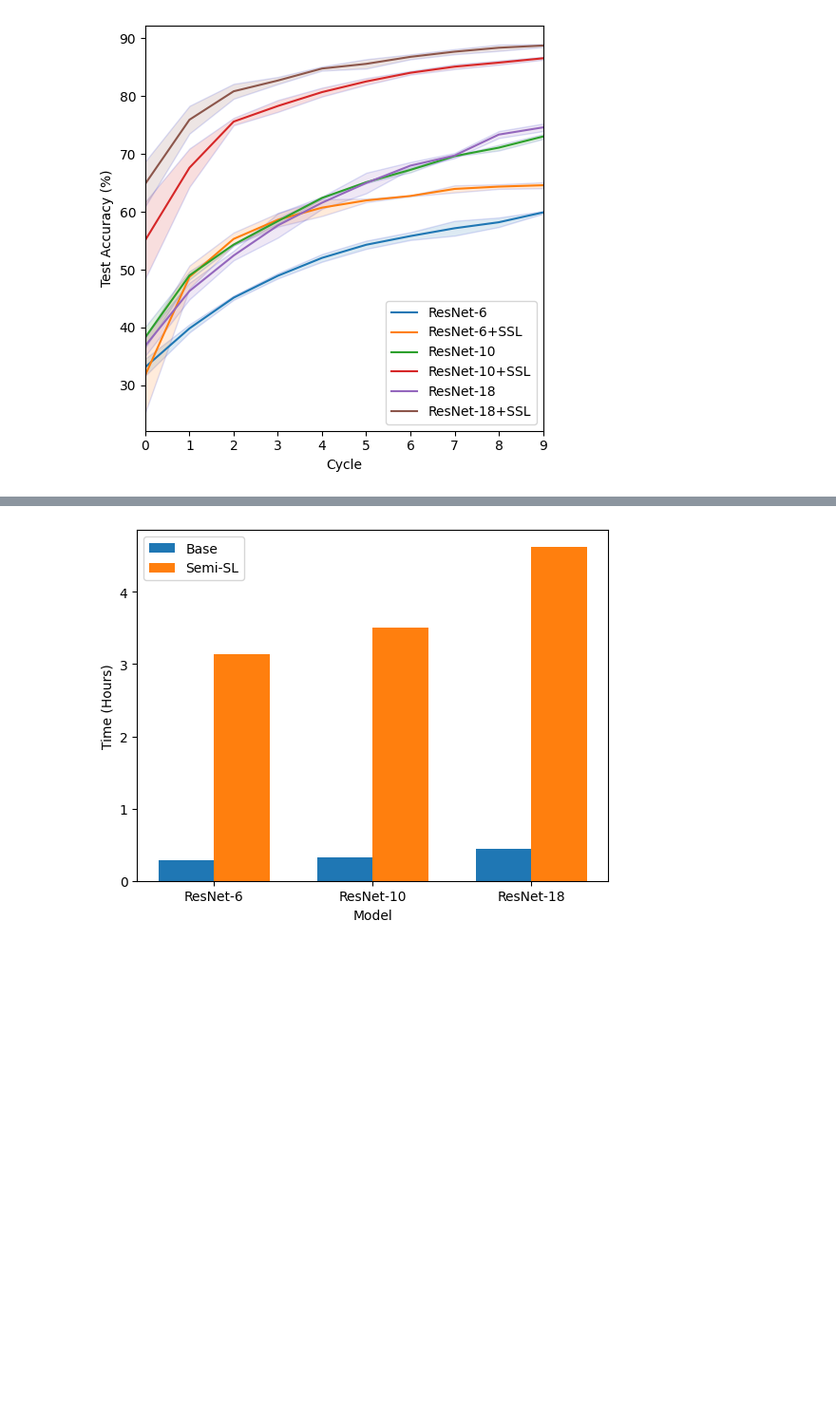
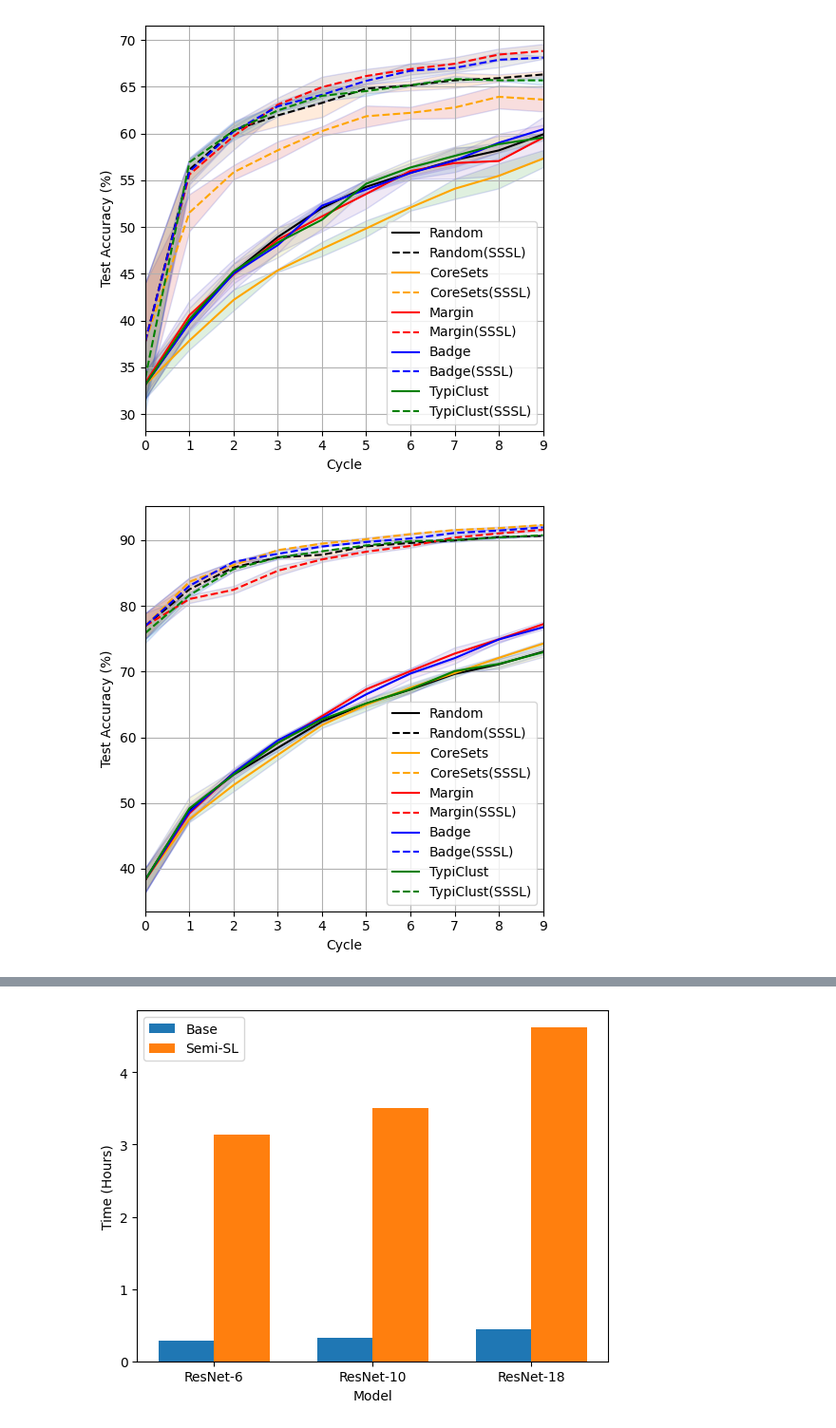
Before and after one commit to nhaH-luaP/general-reusability, a Jupyter notebook: notebooks/evaluate_dal.ipynb, the cells around one changed output, grey strips where cells are left out. Shown at 95% size. Saved outputs shown, nothing was run; the diff lists cells and outputs as text; code cells hidden in the pictures; blank space fills up the shorter version.

Commit message:
Created Plots for DAL experiment results

```diff
--- a/notebooks/evaluate_dal.ipynb
+++ b/notebooks/evaluate_dal.ipynb
@@ -13,6 +13,7 @@ queries = ['random', 'coreset', 'margin', 'badge', 'typiclust']
 use_SSL = ['False', 'True']
 use_PRE = ['False', 'True']
 Q = {'random':'Random', 'coreset':'CoreSets', 'badge':'Badge', 'margin':'Margin', 'typiclust':'TypiClust'}
+Q_colors = {'random':'black', 'coreset':'orange', 'badge':'blue', 'margin':'red', 'typiclust':'green'}
 M = {'miniresnet':'MiniResNet', 'resnet6':'ResNet-6', 'resnet10':'ResNet-10', 'resnet18':'ResNet-18'}
 
 results = {mn:{
@@ -30,8 +31,8 @@ for mn in model_names:
             for up in use_PRE:
                 paths = sorted(list(root_path.glob(mn+"/"+q+"/ssl_"+us+"/pre_"+up+"/*")))
                 for path in paths:
-                    print(path)
                     if os.path.exists(path / 'results.json'):
+                        print(path)
                         with open(path / 'results.json', 'r') as f:
                             run_results = json.load(f)
                         with open(path / '.hydra/config.yaml') as g:
@@ -96,30 +97,33 @@ plt.show()
 # %%
-plt.figure(figsize=(5,5), tight_layout=True)
-q = 'random'
 for mn in model_names:
-    for us in use_SSL:
-        values = []
-        for _, res in results[mn][q][us]['False'].items():
-            values.append([h['test_stats']['acc1'] for h in res['results']])
+    plt.figure(figsize=(5,5), tight_layout=True)
+    for q in queries:
 
-        if len(values) == 0:
-            print(mn, q)
-        else:
-            mean = np.mean(values, axis=0)
-            std = np.std(values, axis=0)
+        for use in ['False', 'True']:
+            values = []
+            for _, res in results[mn][q][use][use].items():
+                values.append([h['test_stats']['acc1'] for h in res['results']])
 
-            plt.plot(mean, label=M[mn]+('' if us == 'False' else '+SSL'))
-            plt.fill_between(
-                x=[j for j in range(len(mean))],
-                y1=mean+std,
-                y2=mean-std,
-                alpha=0.15,
-                edgecolor='#1B2ACC',
-                )
-            lgd = plt.legend(loc='lower right')
-            plt.xlim(0, len(mean)-1)
-            plt.xlabel('Cycle')
-            plt.ylabel("Test Accuracy (%)")
-plt.show()
+            if len(values) == 0:
+                print(mn, q)
+            else:
+                mean = np.mean(values, axis=0)
+                std = np.std(values, axis=0)
+
+                plt.plot(mean, c=Q_colors[q], linestyle='-' if use == 'False' else '--', label=Q[q]+('' if use == 'False' else '(SSSL)'))
+                plt.fill_between(
+                    x=[j for j in range(len(mean))],
+                    y1=mean+std,
+                    y2=mean-std,
+                    alpha=0.15,
+                    edgecolor='#1B2ACC',
+                    )
+    lgd = plt.legend(loc='lower right')
+    plt.xlim(0, len(mean)-1)
+    plt.grid(True)
+    plt.xlabel('Cycle')
+    plt.ylabel("Test Accuracy (%)")
+    plt.show()
 # %% [output]
-[figure, old version]
+[figure, new version]
+[figure, added]
```
Also changed, not shown: parts of 3 cells of this notebook, 3 other files.
